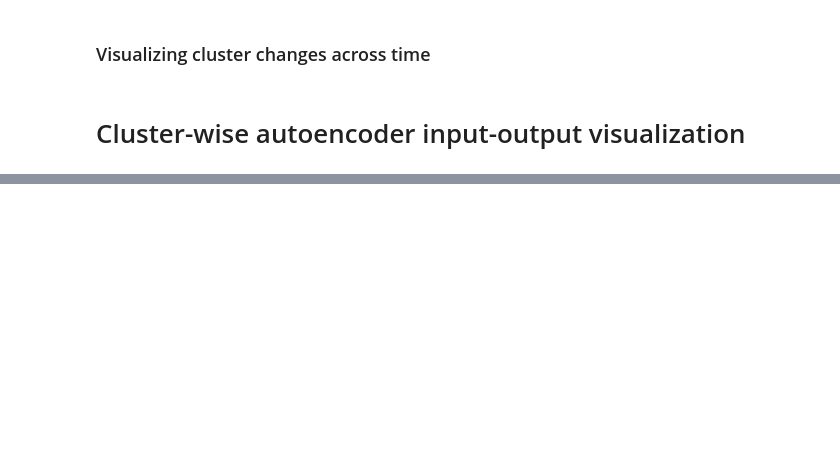
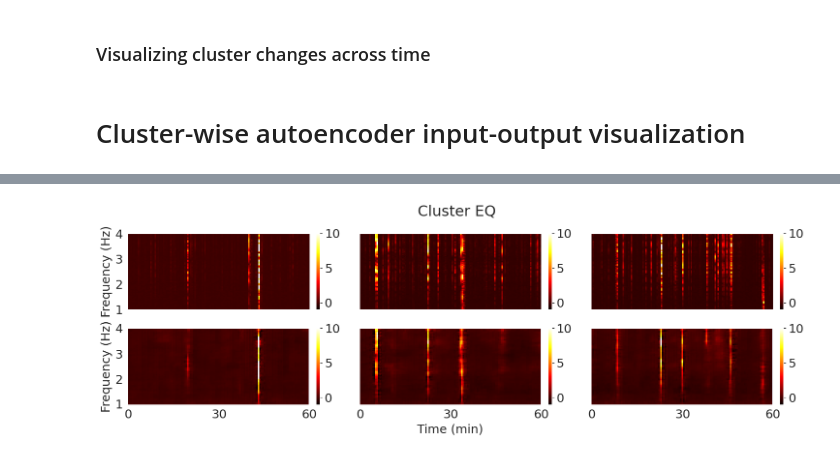
Before and after one commit to zepam/ClusTremor, a Jupyter notebook: src/ClusTremor.ipynb, the cells around one changed output, grey strips where cells are left out. Saved outputs shown, nothing was run; the diff lists cells and outputs as text; code cells hidden in the pictures; blank space fills up the shorter version.

Commit message:
update deprecated code in "Cluster-wise autoencoder input-output visualization"

```diff
--- a/src/ClusTremor.ipynb
+++ b/src/ClusTremor.ipynb
@@ -766,13 +625,21 @@ import librosa.display
 import matplotlib.pyplot as plt
 from matplotlib.pyplot import savefig
 import matplotlib.gridspec as gridspec
+import tensorflow as tf
+from tensorflow.keras.models import load_model
 
-autoencoder = load_model("autoencoder-model")
-import tensorflow.keras.backend as K
-get_all_layer_outputs = K.function([autoencoder.layers[0].input],
-                                  [l.output for l in autoencoder.layers[1:]])
+autoencoder = load_model("autoencoder-model.keras")
 
-layer_output = get_all_layer_outputs([data_file]) # return the same thing
+#get_all_layer_outputs = K.function([autoencoder.layers[0].input], [l.output for l in autoencoder.layers[1:]])
+
+# Define a function to get outputs from all layers
+@tf.function
+def get_all_layer_outputs(inputs):
+    outputs = [layer.output for layer in autoencoder.layers[1:]]
+    model = tf.keras.Model(inputs=autoencoder.input, outputs=outputs)
+    return model(inputs)
+
+layer_output = get_all_layer_outputs(data_file) # return the same thing
 decoded_imgs = autoencoder.predict(data_file)
 
 fig= plt.figure(figsize=(15, 5))
@@ -849,8 +716,7 @@ ax6.set(ylabel=None)
 labelsx = [0,30,60]
 plt.xticks(np.arange(0,128, 63.999), labelsx, fontsize= 18)
 
-
-
 plt.tight_layout()
 plt.savefig ('In&out-EQ.png', dpi=100, bbox_inches = "tight")
 plt.show()
+# %% [output]
@@ -857,3 +724,4 @@ plt.show()
+[figure, added]
 # %%
 fig= plt.figure(figsize=(15, 5))
 spec = gridspec.GridSpec(2, 3)
```
Also changed, not shown: parts of 20 cells of this notebook.
